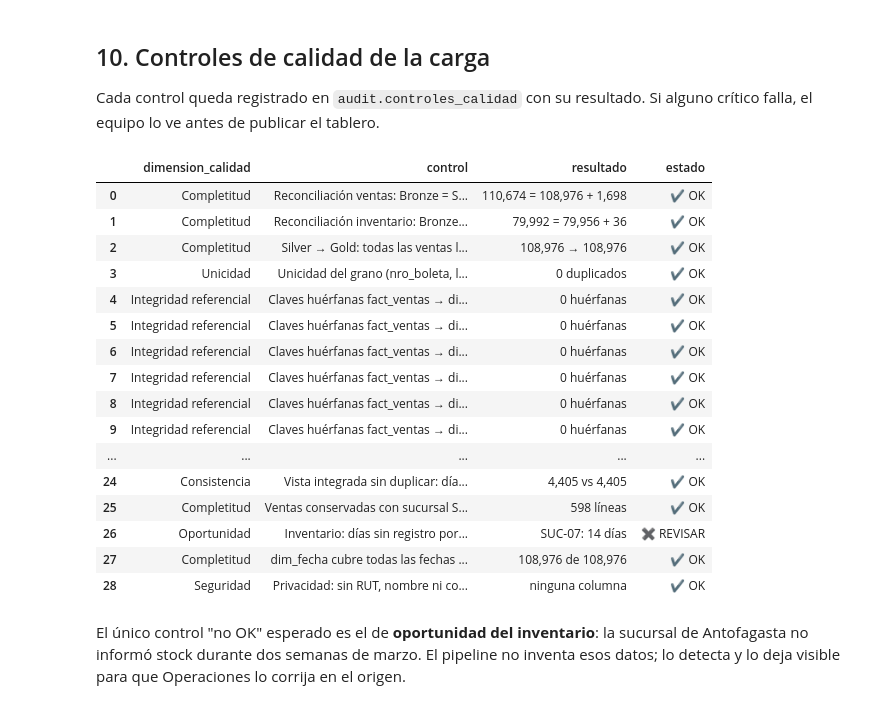
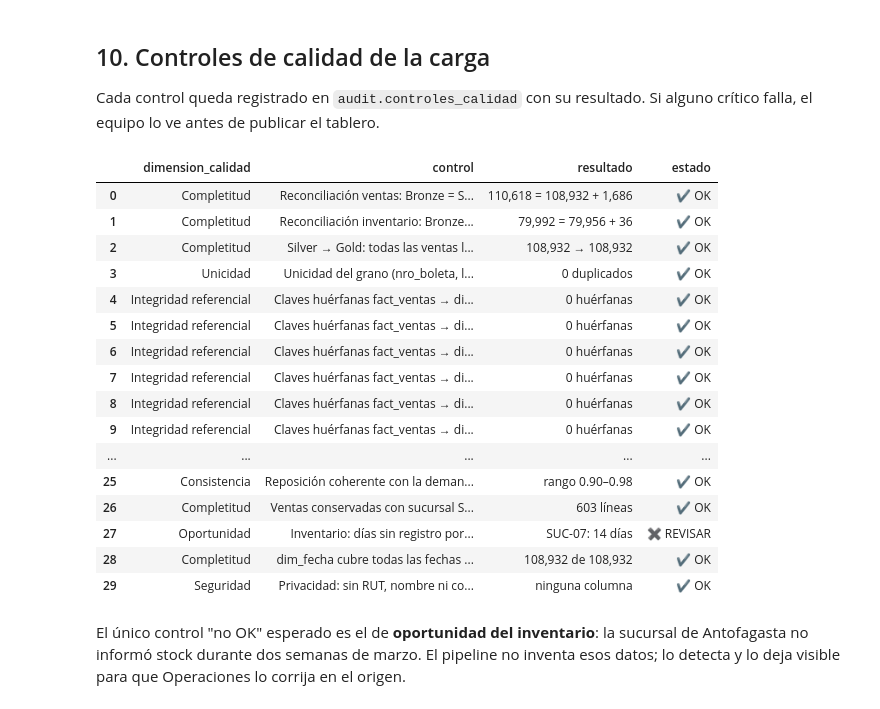
Before and after one commit to JenniferAlbornoz/dataretail360-etl, a Jupyter notebook: notebooks/dataretail360_pipeline.ipynb, the cells around one changed output. Cells and saved outputs as stored; diff of their text form; code cells hidden in the pictures.

```diff
--- a/notebooks/dataretail360_pipeline.ipynb
+++ b/notebooks/dataretail360_pipeline.ipynb
@@ -2207,39 +2326,46 @@ def controles():
         f'{float(vt.v.iloc[0]):,.0f} vs {float(cg):,.0f}', abs(float(vt.v.iloc[0]) - float(cg)) < 1)
     add('Vista integrada sin duplicar: días en quiebre de la vista = fact_inventario', 'Consistencia',
         f'{int(vt.q.iloc[0]):,} vs {int(fq):,}', int(vt.q.iloc[0]) == int(fq))
+    # Coherencia de negocio entre los dos procesos: lo que recibe cada sucursal debe acompañar a lo que vende
+    rep = leer("""SELECT codigo_sucursal, SUM(unidades_recibidas) AS rec, SUM(unidades_vendidas) AS vend
+                   FROM gold.dm_operaciones_inventario GROUP BY codigo_sucursal""")
+    rep['ratio'] = rep['rec'] / rep['vend']
+    fuera = rep[(rep['ratio'] < 0.8) | (rep['ratio'] > 1.2)]
+    add('Reposición coherente con la demanda: recibidas / vendidas entre 0,8 y 1,2 por sucursal', 'Consistencia',
+        f'rango {rep.ratio.min():.2f}–{rep.ratio.max():.2f}' + (f' · fuera: {", ".join(fuera.codigo_sucursal)}' if len(fuera) else ''), len(fuera) == 0)
     sa = leer("SELECT COUNT(*) AS n FROM gold.fact_ventas v JOIN gold.dim_sucursal s ON s.sucursal_key = v.sucursal_key WHERE s.codigo_sucursal = 'SIN_ASIGNAR'")['n'].iloc[0]
     add('Ventas conservadas con sucursal SIN_ASIGNAR (informativo)', 'Completitud', f'{sa} líneas', True)
     hue = leer("""SELECT s.codigo_sucursal, COUNT(DISTINCT fi.fecha_key) AS dias FROM gold.fact_inventario fi
                   JOIN gold.dim_sucursal s ON s.sucursal_key = fi.sucursal_key GROUP BY s.codigo_sucursal""")
     falt = hue[hue['dias'] < hue['dias'].max()]
     add('Inventario: días sin registro por sucursal (oportunidad)', 'Oportunidad',
         '; '.join(f'{r.codigo_sucursal}: {int(hue["dias"].max() - r.dias)} días' for r in falt.itertuples()) or 'sin brechas', len(falt) == 0)
     cols = leer("""SELECT COUNT(*) AS n FROM gold.fact_ventas v JOIN gold.dim_fecha f ON f.fecha_key = v.fecha_key""")['n'].iloc[0]
     add('dim_fecha cubre todas las fechas de ventas', 'Completitud', f'{cols:,} de {g:,}', cols == g)
     # Privacidad: ninguna tabla Silver o Gold tiene columnas de RUT, nombre o correo
     if MOTOR == 'mssql':
         columnas = leer("""SELECT TABLE_SCHEMA + '.' + TABLE_NAME AS tabla, COLUMN_NAME AS columna FROM INFORMATION_SCHEMA.COLUMNS
                            WHERE TABLE_SCHEMA IN ('silver', 'gold', 'sem')""")
     else:
         tablas = leer("SELECT name FROM sqlite_master WHERE type IN ('table','view') AND (name LIKE 'silver_%' OR name LIKE 'gold_%' OR name LIKE 'sem_%')")['name']
         columnas = pd.DataFrame([(t, c) for t in tablas for c in leer(f'SELECT * FROM {t} LIMIT 0').columns], columns=['tabla', 'columna'])
     patron = r'(^|_)(rut|nombre|email|correo|telefono|direccion)(_|$)'
     pii = columnas[columnas['columna'].str.lower().str.contains(patron, regex=True) & (columnas['columna'] != 'nombre_mes')]
     add('Privacidad: sin RUT, nombre ni correo en Silver/Gold (Ley 19.628 / 21.719)', 'Seguridad',
         'ninguna columna' if pii.empty else ', '.join(pii.tabla + '.' + pii.columna), pii.empty)
     df = pd.DataFrame(filas)
     with engine.begin() as c:
         escribir(df, 'audit.controles_calidad', c)
     return df
 
 
 resultado_controles = controles()
 resultado_controles.assign(estado=resultado_controles['ok'].map({1: '✔ OK', 0: '✖ REVISAR'}))[['dimension_calidad', 'control', 'resultado', 'estado']]
 # %% [output]
 |  | dimension_calidad | control | resultado | estado |
-| 0 | Completitud | Reconciliación ventas: Bronze = S... | 110,674 = 108,976 + 1,698 | ✔ OK |
+| 0 | Completitud | Reconciliación ventas: Bronze = S... | 110,618 = 108,932 + 1,686 | ✔ OK |
 | 1 | Completitud | Reconciliación inventario: Bronze... | 79,992 = 79,956 + 36 | ✔ OK |
-| 2 | Completitud | Silver → Gold: todas las ventas l... | 108,976 → 108,976 | ✔ OK |
+| 2 | Completitud | Silver → Gold: todas las ventas l... | 108,932 → 108,932 | ✔ OK |
 | 3 | Unicidad | Unicidad del grano (nro_boleta, l... | 0 duplicados | ✔ OK |
 | 4 | Integridad referencial | Claves huérfanas fact_ventas → di... | 0 huérfanas | ✔ OK |
 | 5 | Integridad referencial | Claves huérfanas fact_ventas → di... | 0 huérfanas | ✔ OK |
@@ -2248,11 +2374,11 @@ resultado_controles.assign(estado=resultado_controles['ok'].map({1: '✔ OK', 0:
 | 8 | Integridad referencial | Claves huérfanas fact_ventas → di... | 0 huérfanas | ✔ OK |
 | 9 | Integridad referencial | Claves huérfanas fact_ventas → di... | 0 huérfanas | ✔ OK |
 | ... | ... | ... | ... | ... |
-| 24 | Consistencia | Vista integrada sin duplicar: día... | 4,405 vs 4,405 | ✔ OK |
-| 25 | Completitud | Ventas conservadas con sucursal S... | 598 líneas | ✔ OK |
-| 26 | Oportunidad | Inventario: días sin registro por... | SUC-07: 14 días | ✖ REVISAR |
-| 27 | Completitud | dim_fecha cubre todas las fechas ... | 108,976 de 108,976 | ✔ OK |
-| 28 | Seguridad | Privacidad: sin RUT, nombre ni co... | ninguna columna | ✔ OK |
+| 25 | Consistencia | Reposición coherente con la deman... | rango 0.90–0.98 | ✔ OK |
+| 26 | Completitud | Ventas conservadas con sucursal S... | 603 líneas | ✔ OK |
+| 27 | Oportunidad | Inventario: días sin registro por... | SUC-07: 14 días | ✖ REVISAR |
+| 28 | Completitud | dim_fecha cubre todas las fechas ... | 108,932 de 108,932 | ✔ OK |
+| 29 | Seguridad | Privacidad: sin RUT, nombre ni co... | ninguna columna | ✔ OK |
 # %% [markdown]
 El único control "no OK" esperado es el de **oportunidad del inventario**: la sucursal de Antofagasta no informó stock durante dos semanas de marzo.
 El pipeline no inventa esos datos; lo detecta y lo deja visible para que Operaciones lo corrija en el origen.
```
Also changed, not shown: parts of 33 cells of this notebook.
